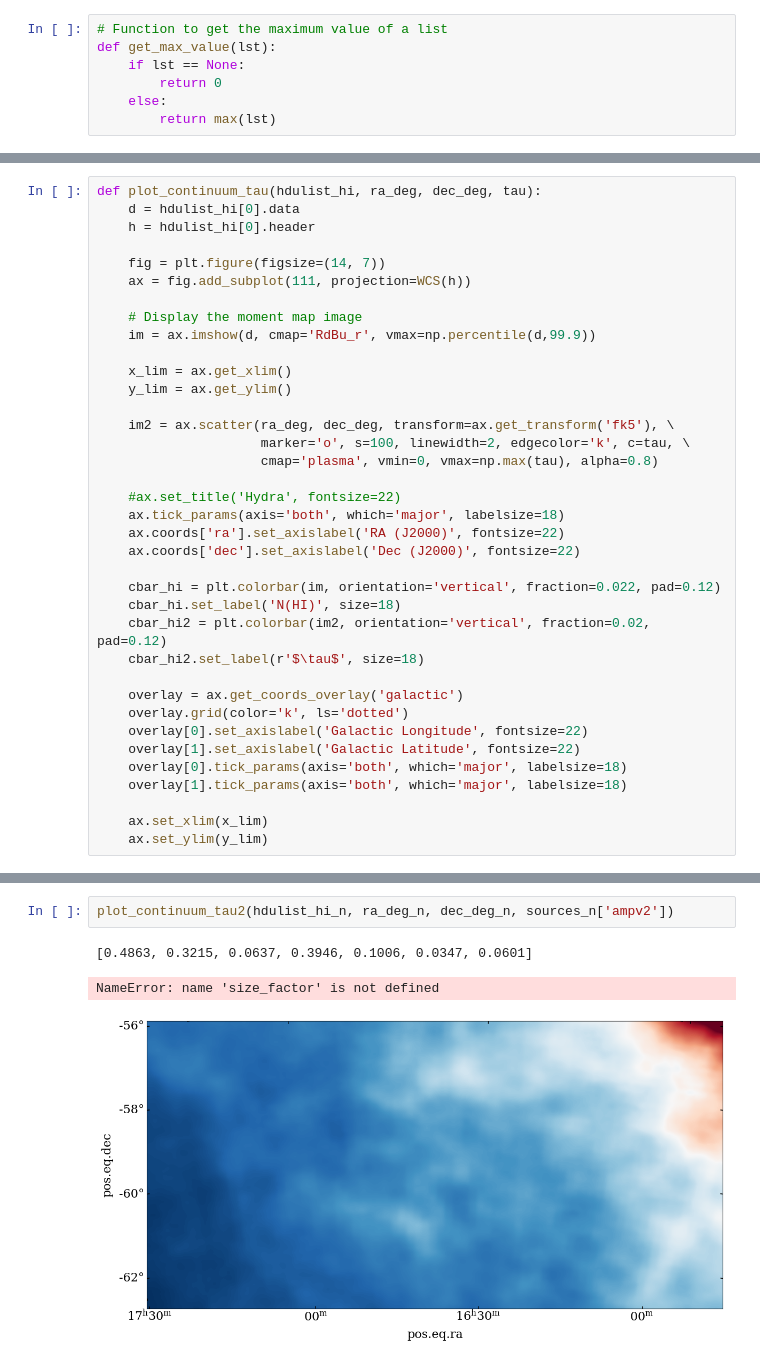
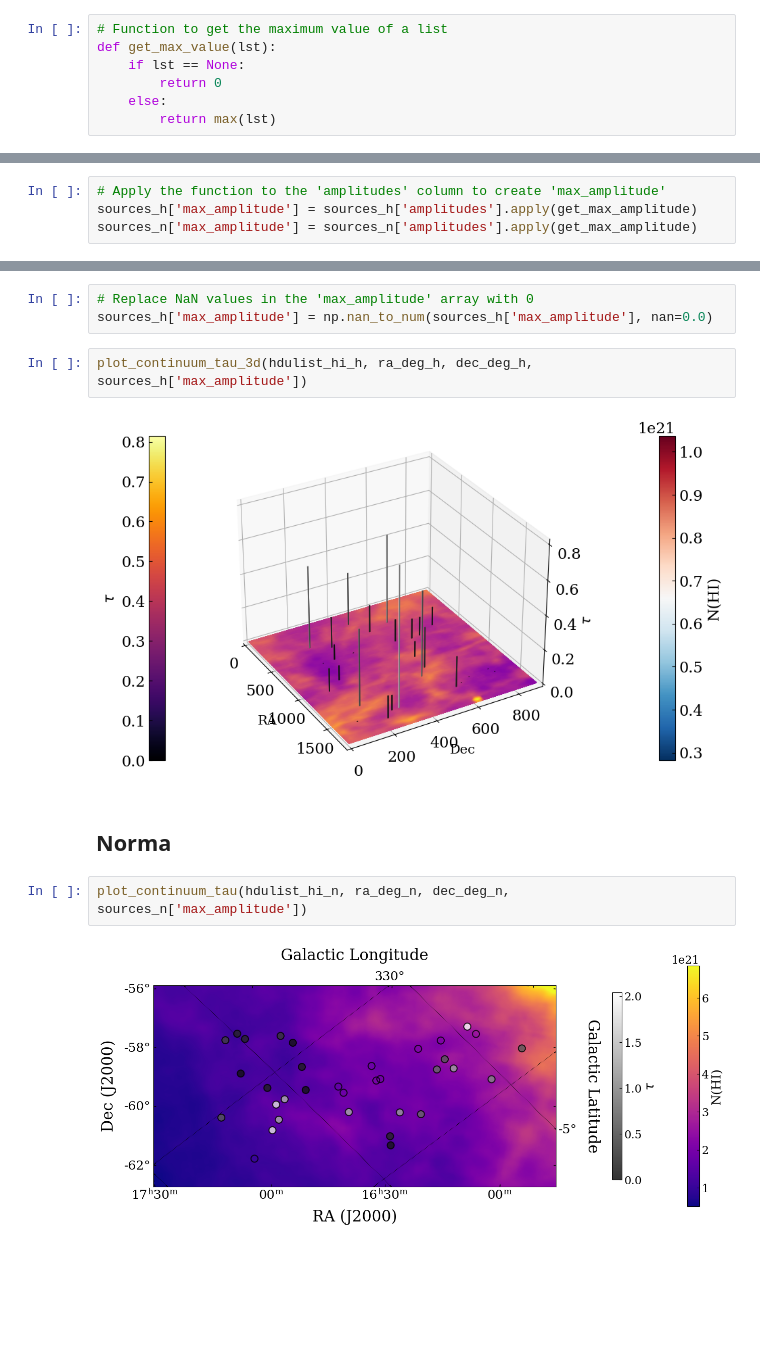
Before and after one commit to brandonminta/spectral_decomposition, a Jupyter notebook: HI_column_density_map.ipynb, the cells around one changed output, grey strips where cells are left out. Saved outputs shown, nothing was run; the diff lists cells and outputs as text; blank space fills up the shorter version.

```diff
--- a/HI_column_density_map.ipynb
+++ b/HI_column_density_map.ipynb
@@ -208 +263,5 @@ sources_n['max_ampv2'] = sources_n['ampv2'].apply(get_max_value)
+# %%
+# Apply the function to the 'amplitudes' column to create 'max_amplitude'
+sources_h['max_amplitude'] = sources_h['amplitudes'].apply(get_max_amplitude)
+sources_n['max_amplitude'] = sources_n['amplitudes'].apply(get_max_amplitude)
 # %%
@@ -228,37 +275,0 @@ sources_n
-# %%
-def plot_continuum_tau(hdulist_hi, ra_deg, dec_deg, tau):
-    d = hdulist_hi[0].data
-    h = hdulist_hi[0].header
-
-    fig = plt.figure(figsize=(14, 7))
-    ax = fig.add_subplot(111, projection=WCS(h))
-
-    # Display the moment map image
-    im = ax.imshow(d, cmap='RdBu_r', vmax=np.percentile(d,99.9))
-
-    x_lim = ax.get_xlim()
-    y_lim = ax.get_ylim()
-
-    im2 = ax.scatter(ra_deg, dec_deg, transform=ax.get_transform('fk5'), \
-                     marker='o', s=100, linewidth=2, edgecolor='k', c=tau, \
-                     cmap='plasma', vmin=0, vmax=np.max(tau), alpha=0.8)
-
-    #ax.set_title('Hydra', fontsize=22)
-    ax.tick_params(axis='both', which='major', labelsize=18)
-    ax.coords['ra'].set_axislabel('RA (J2000)', fontsize=22)
-    ax.coords['dec'].set_axislabel('Dec (J2000)', fontsize=22)
-
-    cbar_hi = plt.colorbar(im, orientation='vertical', fraction=0.022, pad=0.12)
-    cbar_hi.set_label('N(HI)', size=18)
-    cbar_hi2 = plt.colorbar(im2, orientation='vertical', fraction=0.02, pad=0.12)
-    cbar_hi2.set_label(r'$\tau$', size=18)
-
-    overlay = ax.get_coords_overlay('galactic')
-    overlay.grid(color='k', ls='dotted')
-    overlay[0].set_axislabel('Galactic Longitude', fontsize=22)
-    overlay[1].set_axislabel('Galactic Latitude', fontsize=22)
-    overlay[0].tick_params(axis='both', which='major', labelsize=18)
-    overlay[1].tick_params(axis='both', which='major', labelsize=18)
-
-    ax.set_xlim(x_lim)
-    ax.set_ylim(y_lim)
@@ -329,6 +282,13 @@ def plot_continuum_tau2(hdulist_hi, ra_deg, dec_deg, tau):
+# %%
+# Replace NaN values in the 'max_amplitude' array with 0
+sources_h['max_amplitude'] = np.nan_to_num(sources_h['max_amplitude'], nan=0.0)
+# %%
+plot_continuum_tau_3d(hdulist_hi_h, ra_deg_h, dec_deg_h, sources_h['max_amplitude'])
+# %% [output]
+[figure, added]
+# %% [markdown]
+## Norma
 # %%
-plot_continuum_tau2(hdulist_hi_n, ra_deg_n, dec_deg_n, sources_n['ampv2'])
+plot_continuum_tau(hdulist_hi_n, ra_deg_n, dec_deg_n, sources_n['max_amplitude'])
 # %% [output]
-[0.4863, 0.3215, 0.0637, 0.3946, 0.1006, 0.0347, 0.0601]
-NameError: name 'size_factor' is not defined
-[figure, old version]
+[figure, new version]
```
Also changed, not shown: parts of 77 cells of this notebook, 1 other file.
